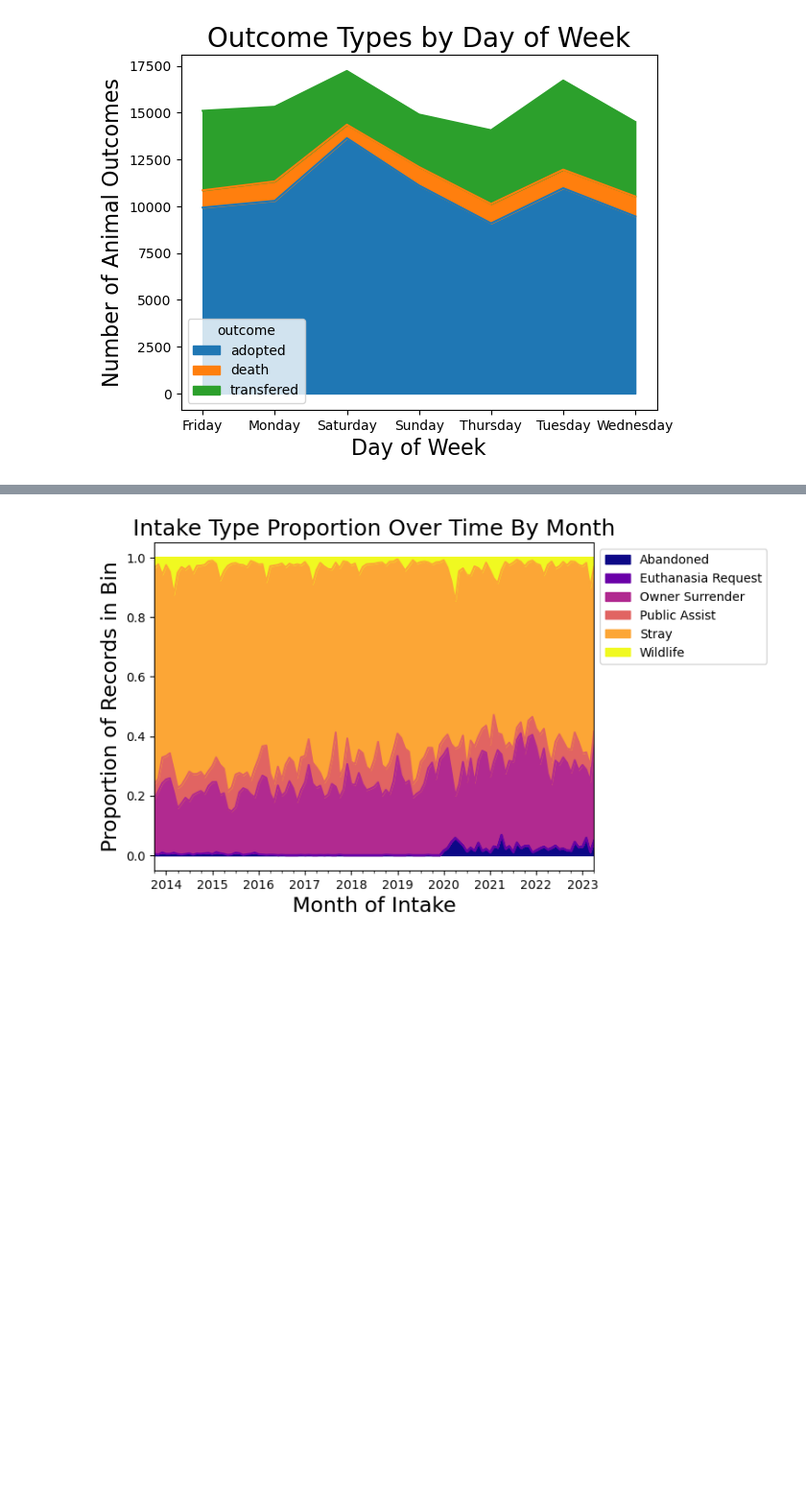
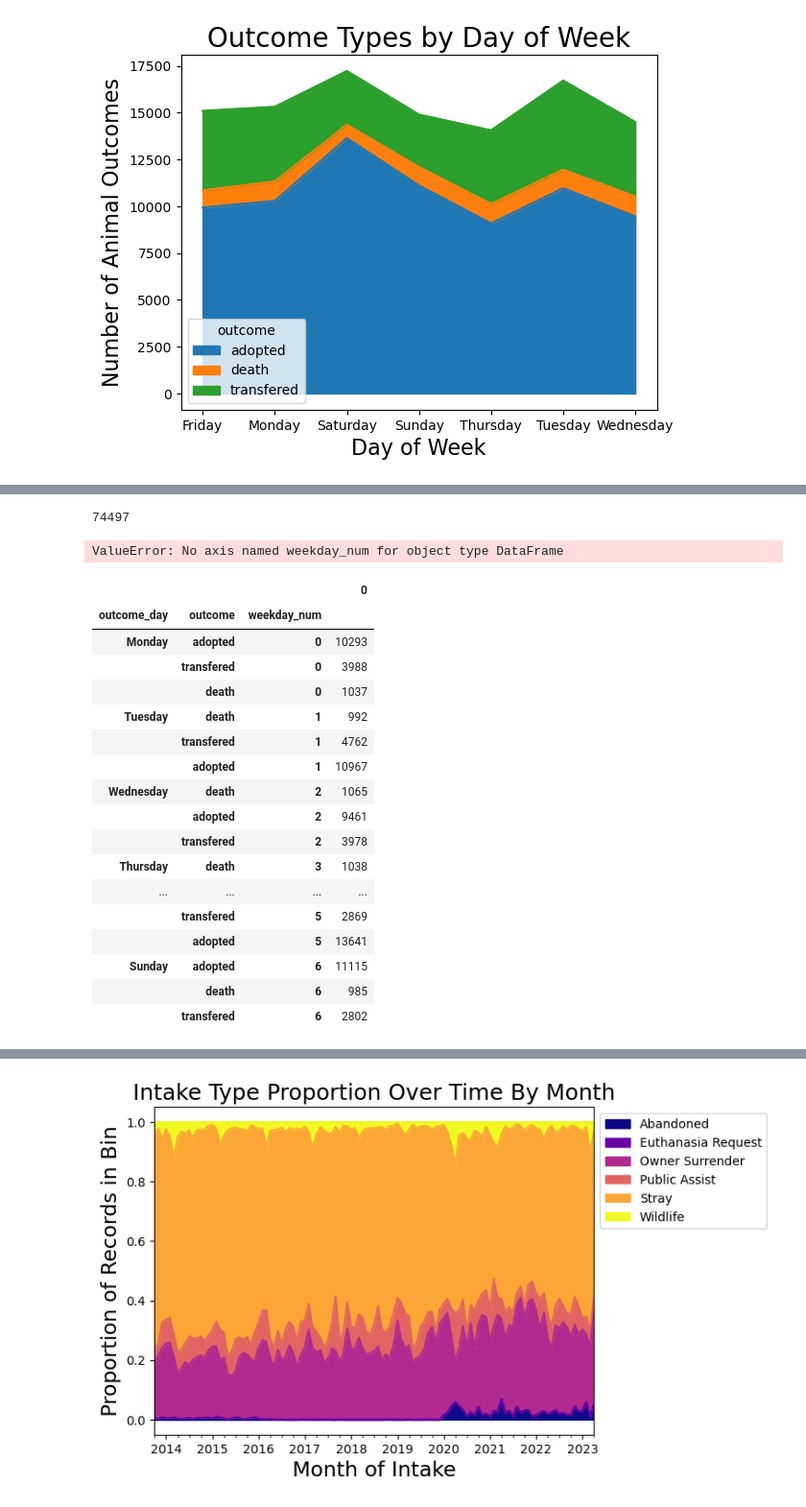
Before and after one commit to Adam-Harris87/animal-shelter-project, a Jupyter notebook: austin_animal_shelter_explore.ipynb, the cells around one changed output, grey strips where cells are left out. Shown at 96% size. Saved outputs shown, nothing was run; the diff lists cells and outputs as text; code cells hidden in the pictures; blank space fills up the shorter version.

```diff
--- a/austin_animal_shelter_explore.ipynb
+++ b/austin_animal_shelter_explore.ipynb
@@ -684,0 +785,33 @@ get_plot_outcomes_by_day(train)
+# %%
+train.adopted.sum()
+# %% [output]
+74497
+# %%
+train.groupby('outcome_day','weekday_num')[
+    'adopted','death','transfered'
+].sum().astype(int)
+# %% [output]
+ValueError: No axis named weekday_num for object type DataFrame
+# %%
+pd.DataFrame(train.groupby('outcome_day')['outcome','weekday_num'
+                            ].value_counts()
+            ).sort_values('weekday_num')
+# %% [output]
+|  |  |  | 0 |
+| outcome_day | outcome | weekday_num |  |
+| Monday | adopted | 0 | 10293 |
+|  | transfered | 0 | 3988 |
+|  | death | 0 | 1037 |
+| Tuesday | death | 1 | 992 |
+|  | transfered | 1 | 4762 |
+|  | adopted | 1 | 10967 |
+| Wednesday | death | 2 | 1065 |
+|  | adopted | 2 | 9461 |
+|  | transfered | 2 | 3978 |
+| Thursday | death | 3 | 1038 |
+| ... | ... | ... | ... |
+|  | transfered | 5 | 2869 |
+|  | adopted | 5 | 13641 |
+| Sunday | adopted | 6 | 11115 |
+|  | death | 6 | 985 |
+|  | transfered | 6 | 2802 |
```
Also changed, not shown: parts of 18 cells of this notebook, 2 other files.
